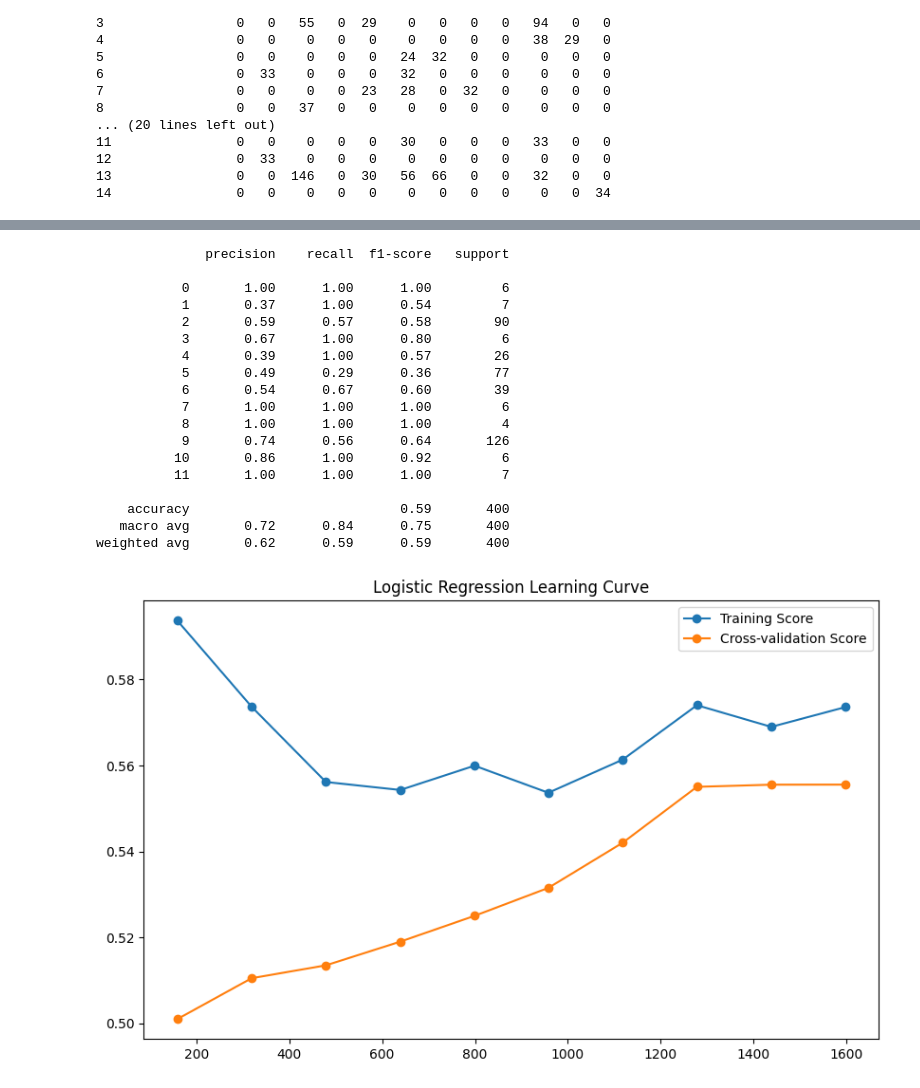
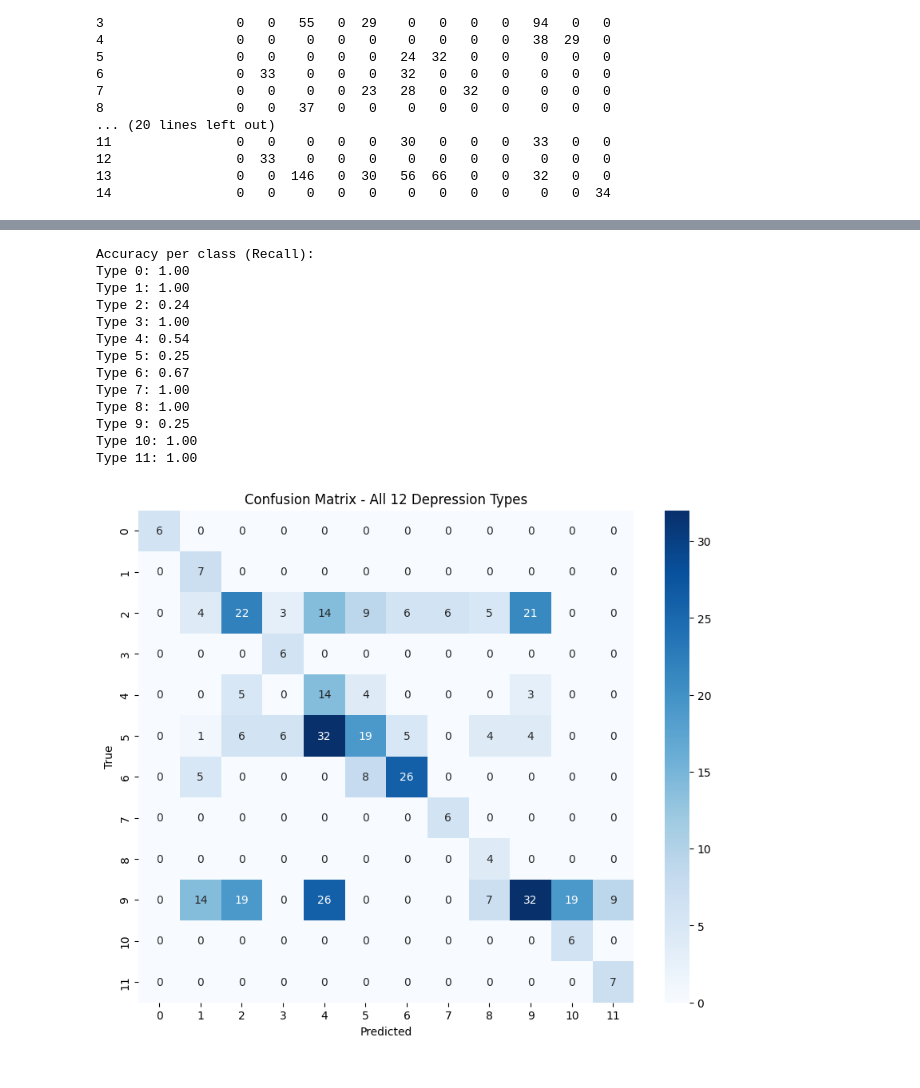
Before and after one commit to ppanturat/Classification-of-Twelve-Types-of-Depression, a Jupyter notebook: model.ipynb, the cells around one changed output, grey strips where cells are left out. Drawn from its saved outputs; the diff is of its cells as text; code cells hidden in the pictures.

```diff
--- a/model.ipynb
+++ b/model.ipynb
@@ -35,6 +35,8 @@ print("\nInfo:")
 df.info()
 print("\nClass distribution of Depression_Type:")
 print(df['Depression_Type'].value_counts().sort_index())
+
+drop_feature = ['Depression_Type', 'Depression_Score', 'Symptoms', 'Your overeating level', 'Coping_Methods', 'Low_Energy', 'Low_SelfEsteem', 'Education_Level']
 # %% [output]
 Columns: ['Gender', 'Age', 'Education_Level', 'Employment_Status', 'Depression_Type', 'Symptoms', 'Low_Energy', 'Low_SelfEsteem', 'Search_Depression_Online', 'Worsening_Depression', 'Your overeating l ...
 
@@ -292,4 +314,6 @@ Type 11: 0.00
 # %%
+# Random Forest
+
 import pandas as pd
 import numpy as np
 import matplotlib.pyplot as plt
@@ -305,7 +329,7 @@ import seaborn as sns
 # 'Symptoms' could be a leak, but it's often a key feature in these datasets.
 # We'll stick to 'Depression_Score' as requested by the "Leaky value" (singular) constraint.
 
-X = df.drop(['Depression_Type', 'Depression_Score'], axis=1)
+X = df.drop(drop_feature, axis=1)
 y = df['Depression_Type']
 
 # Split
@@ -353,7 +377,7 @@ train_sizes, train_scores, test_scores = learning_curve(
 plt.figure(figsize=(10, 6))
 plt.plot(train_sizes, np.mean(train_scores, axis=1), 'o-', label="Training Score")
 plt.plot(train_sizes, np.mean(test_scores, axis=1), 'o-', label="Cross-validation Score")
-plt.title("Logistic Regression Learning Curve")
+plt.title("Random Forest Learning Curve")
 plt.legend()
 plt.show()
 # %% [output]
@@ -385,6 +409,10 @@ from sklearn.model_selection import train_test_split, learning_curve
 from sklearn.metrics import classification_report
 
 # Scaling is mandatory for Logistic Regression
+
+X = df.drop(drop_feature, axis=1)
+y = df['Depression_Type']
+
 scaler = StandardScaler()
 X_scaled = scaler.fit_transform(X)
 
@@ -392,50 +420,60 @@ X_scaled = scaler.fit_transform(X)
 X_train, X_test, y_train, y_test = train_test_split(
     X_scaled, y, test_size=0.2, random_state=42, stratify=y
 )
 
 # Logistic Regression Model
 log_reg = LogisticRegression(
     solver='lbfgs',
     max_iter=1000,
     class_weight='balanced',
     C=0.1,
     random_state=42
 )
 
 log_reg.fit(X_train, y_train)
 
 # Output performance
 y_pred = log_reg.predict(X_test)
-print(classification_report(y_test, y_pred))
+
+# Confusion Matrix
+cm = confusion_matrix(y_test, y_pred)
+plt.figure(figsize=(10, 8))
+sns.heatmap(cm, annot=True, fmt='d', cmap='Blues')
+plt.xlabel('Predicted')
+plt.ylabel('True')
+plt.title('Confusion Matrix - All 12 Depression Types')
+plt.savefig('confusion_matrix.png')
+
+# Display report
+report = classification_report(y_test, y_pred, output_dict=True)
+print("\nAccuracy per class (Recall):")
+for label, metrics in report.items():
+    if label.isdigit():
+        print(f"Type {label}: {metrics['recall']:.2f}")
 
 # Plotting the Learning Curve
 train_sizes, train_scores, test_scores = learning_curve(
     log_reg, X_scaled, y, cv=5, train_sizes=np.linspace(0.1, 1.0, 10)
 )
 
 plt.figure(figsize=(10, 6))
 plt.plot(train_sizes, np.mean(train_scores, axis=1), 'o-', label="Training Score")
 plt.plot(train_sizes, np.mean(test_scores, axis=1), 'o-', label="Cross-validation Score")
 plt.title("Logistic Regression Learning Curve")
 plt.legend()
 plt.show()
 # %% [output]
-              precision    recall  f1-score   support
-
-           0       1.00      1.00      1.00         6
-           1       0.37      1.00      0.54         7
-           2       0.59      0.57      0.58        90
-           3       0.67      1.00      0.80         6
-           4       0.39      1.00      0.57        26
-           5       0.49      0.29      0.36        77
-           6       0.54      0.67      0.60        39
-           7       1.00      1.00      1.00         6
-           8       1.00      1.00      1.00         4
-           9       0.74      0.56      0.64       126
-          10       0.86      1.00      0.92         6
-          11       1.00      1.00      1.00         7
-
-    accuracy                           0.59       400
-   macro avg       0.72      0.84      0.75       400
-weighted avg       0.62      0.59      0.59       400
+Accuracy per class (Recall):
+Type 0: 1.00
+Type 1: 1.00
+Type 2: 0.24
+Type 3: 1.00
+Type 4: 0.54
+Type 5: 0.25
+Type 6: 0.67
+Type 7: 1.00
+Type 8: 1.00
+Type 9: 0.25
+Type 10: 1.00
+Type 11: 1.00
-[figure, old version]
+[figure, new version]
```
Also changed, not shown: parts of 6 cells of this notebook, 2 other files.
